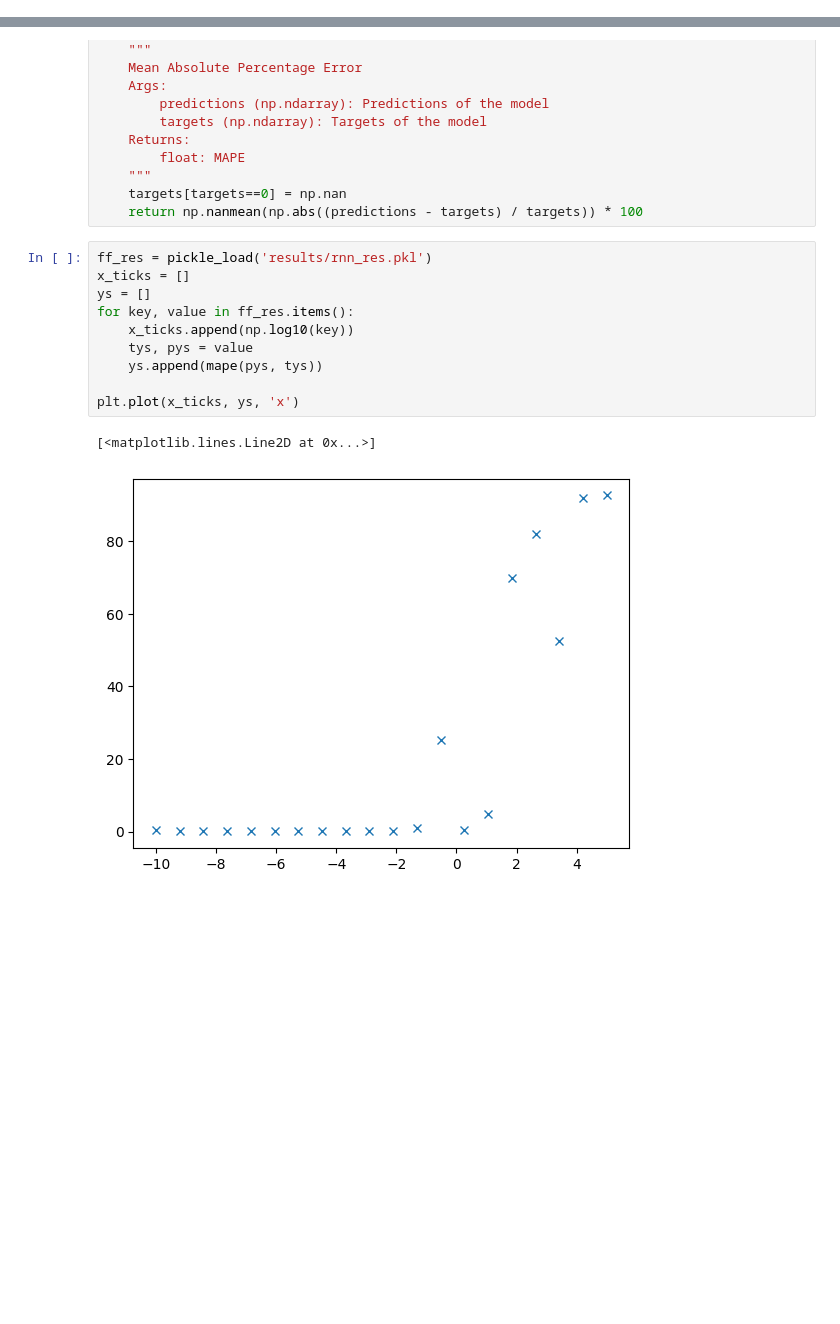
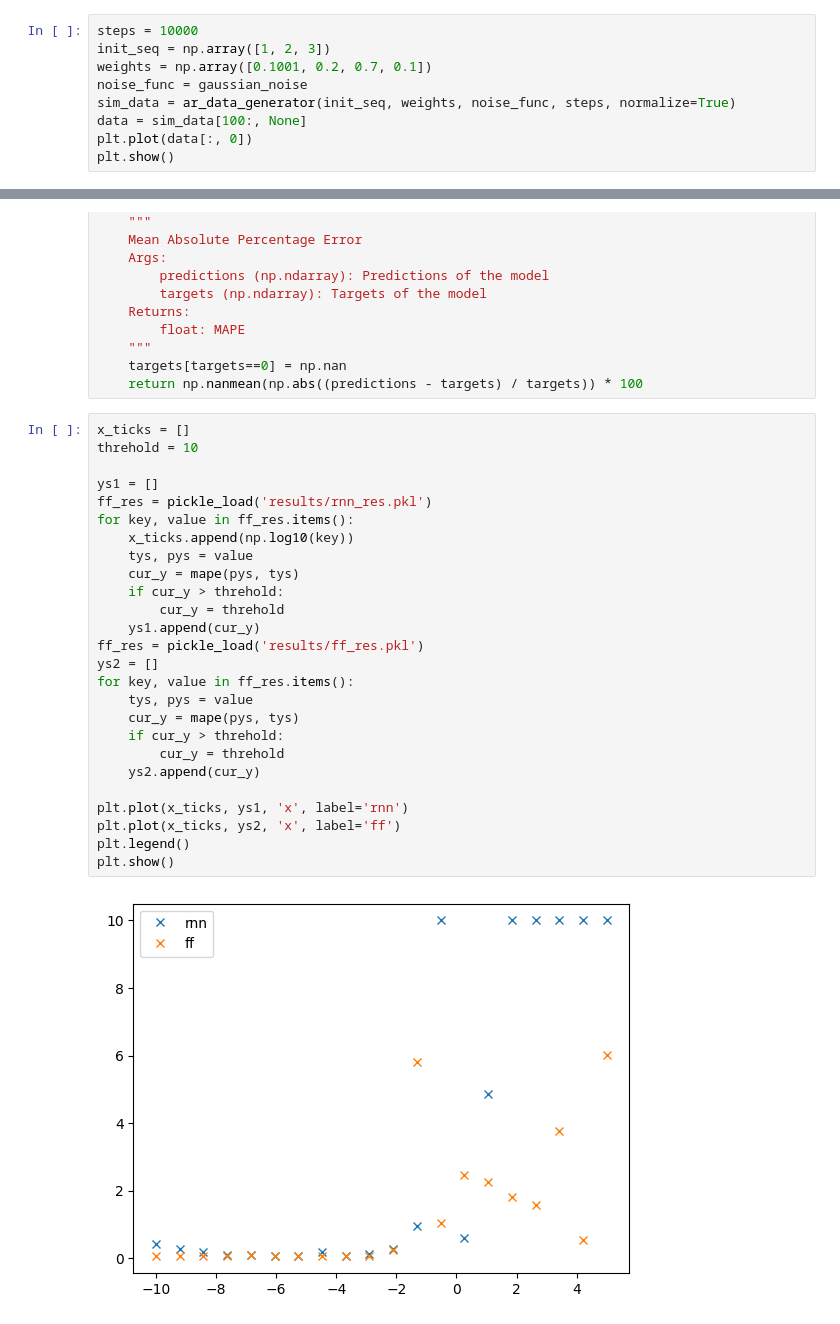
Before and after one commit to RRemixx/eecs598003, a Jupyter notebook: ts_pred.ipynb, the cells around one changed output, grey strips where cells are left out. Drawn from its saved outputs; the diff is of its cells as text; blank space fills up the shorter version.

```diff
--- a/ts_pred.ipynb
+++ b/ts_pred.ipynb
@@ -92,3 +93,12 @@ def prepare_ts_ds(data, window_size, target_idx, train_size, val_size, test_size
     val_dataloader = DataLoader(val_dataset, batch_size=batch_size, shuffle=True)
     test_dataloader = DataLoader(test_dataset, batch_size=batch_size, shuffle=False)
     return train_dataloader, val_dataloader, test_dataloader
+# %%
+steps = 10000
+init_seq = np.array([1, 2, 3])
+weights = np.array([0.1001, 0.2, 0.7, 0.1])
+noise_func = gaussian_noise
+sim_data = ar_data_generator(init_seq, weights, noise_func, steps, normalize=True)
+data = sim_data[100:, None]
+plt.plot(data[:, 0])
+plt.show()
@@ -344,15 +356,30 @@ def mape(predictions, targets):
     targets[targets==0] = np.nan
     return np.nanmean(np.abs((predictions - targets) / targets)) * 100
 # %%
+x_ticks = []
+threhold = 10
+
+ys1 = []
 ff_res = pickle_load('results/rnn_res.pkl')
-x_ticks = []
-ys = []
 for key, value in ff_res.items():
     x_ticks.append(np.log10(key))
     tys, pys = value
-    ys.append(mape(pys, tys))
+    cur_y = mape(pys, tys)
+    if cur_y > threhold:
+        cur_y = threhold
+    ys1.append(cur_y)
+ff_res = pickle_load('results/ff_res.pkl')
+ys2 = []
+for key, value in ff_res.items():
+    tys, pys = value
+    cur_y = mape(pys, tys)
+    if cur_y > threhold:
+        cur_y = threhold
+    ys2.append(cur_y)
 
-plt.plot(x_ticks, ys, 'x')
+plt.plot(x_ticks, ys1, 'x', label='rnn')
+plt.plot(x_ticks, ys2, 'x', label='ff')
+plt.legend()
+plt.show()
 # %% [output]
-[<matplotlib.lines.Line2D at 0x...>]
-[figure, old version]
+[figure, new version]
```
Also changed, not shown: parts of 5 cells of this notebook.
